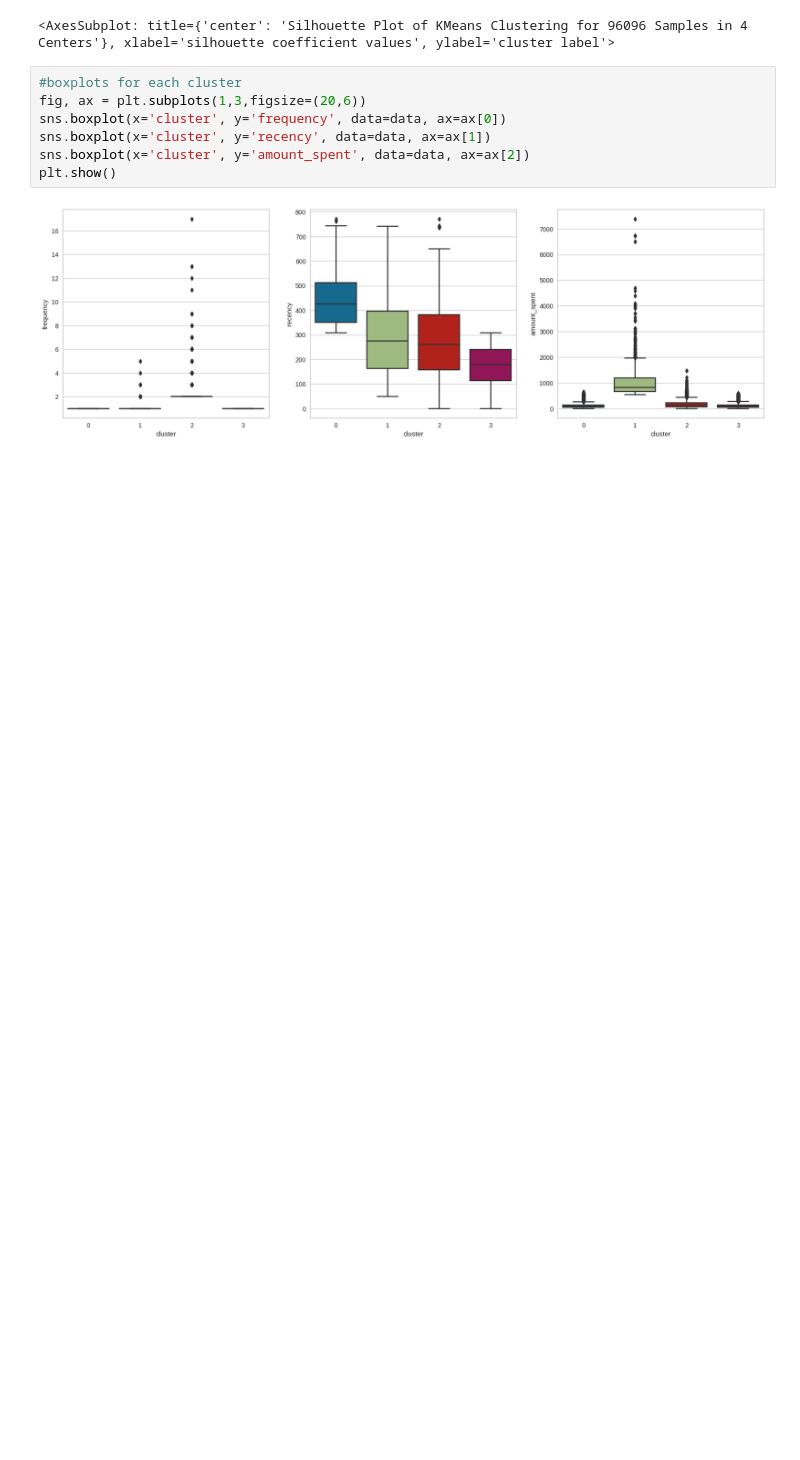
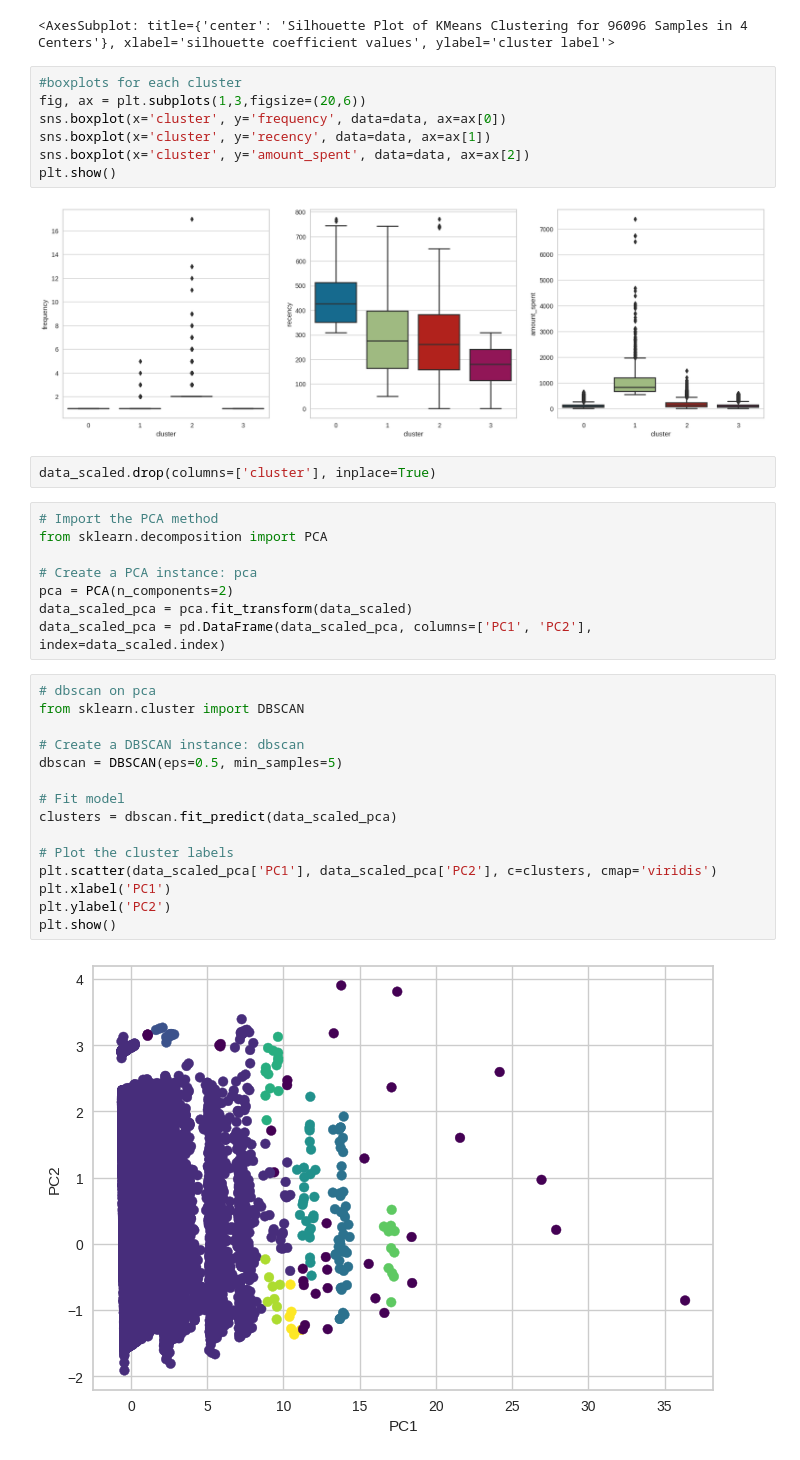
Before and after one commit to ThomasMeb/Projet_4, a Jupyter notebook: Mebarki_Thomas_notebook_essais_022023.ipynb, the cells around one changed output. Drawn from its saved outputs; the diff is of its cells as text; blank space fills up the shorter version.

```diff
--- a/Mebarki_Thomas_notebook_essais_022023.ipynb
+++ b/Mebarki_Thomas_notebook_essais_022023.ipynb
@@ -271,3 +271,30 @@ sns.boxplot(x='cluster', y='amount_spent', data=data, ax=ax[2])
 plt.show()
 # %% [output]
 [figure]
+# %%
+data_scaled.drop(columns=['cluster'], inplace=True)
+# %%
+# Import the PCA method
+from sklearn.decomposition import PCA
+
+# Create a PCA instance: pca
+pca = PCA(n_components=2)
+data_scaled_pca = pca.fit_transform(data_scaled)
+data_scaled_pca = pd.DataFrame(data_scaled_pca, columns=['PC1', 'PC2'], index=data_scaled.index)
+# %%
+# dbscan on pca
+from sklearn.cluster import DBSCAN
+
+# Create a DBSCAN instance: dbscan
+dbscan = DBSCAN(eps=0.5, min_samples=5)
+
+# Fit model
+clusters = dbscan.fit_predict(data_scaled_pca)
+
+# Plot the cluster labels
+plt.scatter(data_scaled_pca['PC1'], data_scaled_pca['PC2'], c=clusters, cmap='viridis')
+plt.xlabel('PC1')
+plt.ylabel('PC2')
+plt.show()
+# %% [output]
+[figure, added]
```
Also changed, not shown: parts of 2 cells of this notebook.
